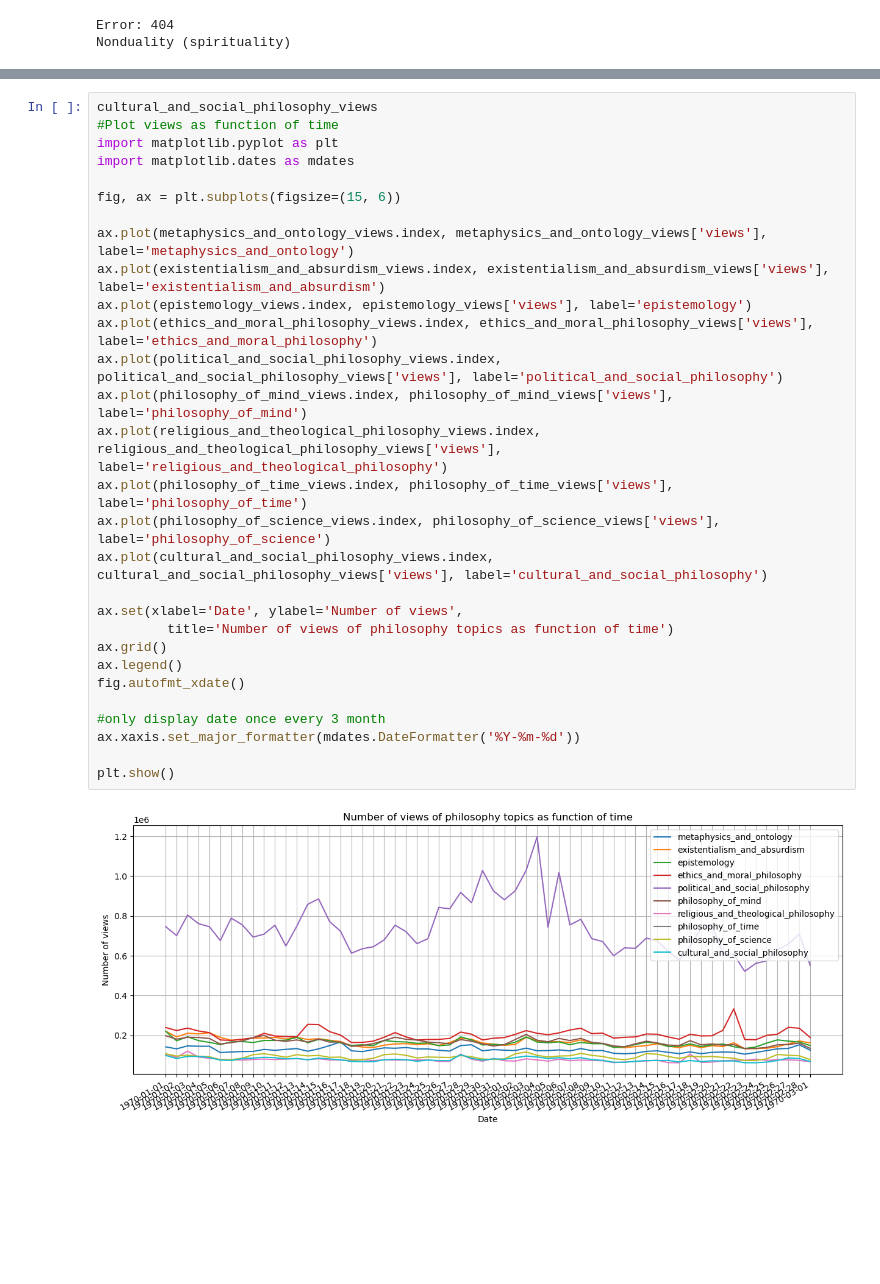
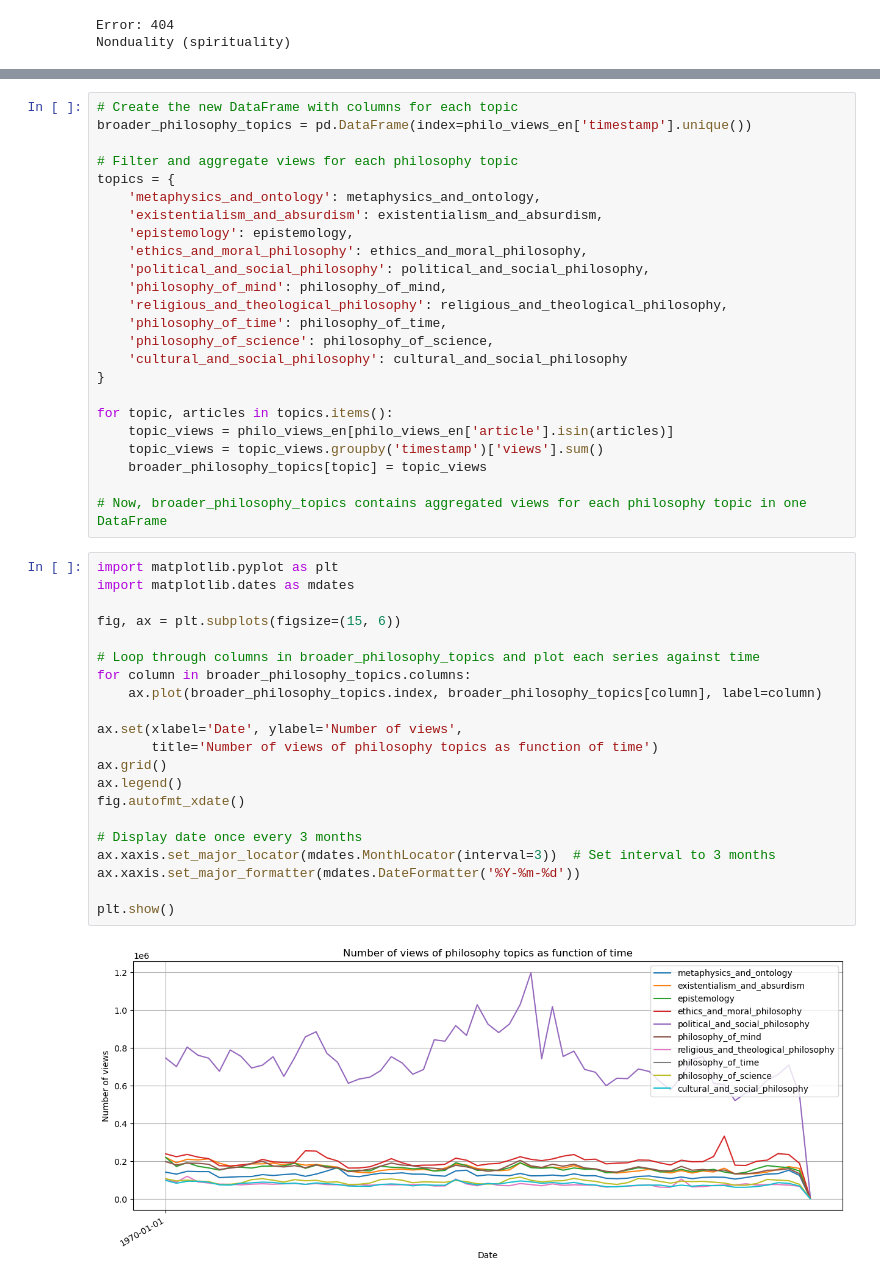
Before and after one commit to epfl-ada/ada-2023-project-mandarinecorp, a Jupyter notebook: Views.ipynb, the cells around one changed output, grey strips where cells are left out. Drawn from its saved outputs; the diff is of its cells as text; blank space fills up the shorter version.

```diff
--- a/Views.ipynb
+++ b/Views.ipynb
@@ -336,31 +370,47 @@ cultural_and_social_philosophy_views = cultural_and_social_philosophy_views.grou
+# %%
+# Create the new DataFrame with columns for each topic
+broader_philosophy_topics = pd.DataFrame(index=philo_views_en['timestamp'].unique())
+
+# Filter and aggregate views for each philosophy topic
+topics = {
+    'metaphysics_and_ontology': metaphysics_and_ontology,
+    'existentialism_and_absurdism': existentialism_and_absurdism,
+    'epistemology': epistemology,
+    'ethics_and_moral_philosophy': ethics_and_moral_philosophy,
+    'political_and_social_philosophy': political_and_social_philosophy,
+    'philosophy_of_mind': philosophy_of_mind,
+    'religious_and_theological_philosophy': religious_and_theological_philosophy,
+    'philosophy_of_time': philosophy_of_time,
+    'philosophy_of_science': philosophy_of_science,
+    'cultural_and_social_philosophy': cultural_and_social_philosophy
+}
+
+for topic, articles in topics.items():
+    topic_views = philo_views_en[philo_views_en['article'].isin(articles)]
+    topic_views = topic_views.groupby('timestamp')['views'].sum()
+    broader_philosophy_topics[topic] = topic_views
+
+# Now, broader_philosophy_topics contains aggregated views for each philosophy topic in one DataFrame
 # %%
-cultural_and_social_philosophy_views
-#Plot views as function of time
 import matplotlib.pyplot as plt
 import matplotlib.dates as mdates
 
 fig, ax = plt.subplots(figsize=(15, 6))
 
-ax.plot(metaphysics_and_ontology_views.index, metaphysics_and_ontology_views['views'], label='metaphysics_and_ontology')
-ax.plot(existentialism_and_absurdism_views.index, existentialism_and_absurdism_views['views'], label='existentialism_and_absurdism')
-ax.plot(epistemology_views.index, epistemology_views['views'], label='epistemology')
-ax.plot(ethics_and_moral_philosophy_views.index, ethics_and_moral_philosophy_views['views'], label='ethics_and_moral_philosophy')
-ax.plot(political_and_social_philosophy_views.index, political_and_social_philosophy_views['views'], label='political_and_social_philosophy')
-ax.plot(philosophy_of_mind_views.index, philosophy_of_mind_views['views'], label='philosophy_of_mind')
-ax.plot(religious_and_theological_philosophy_views.index, religious_and_theological_philosophy_views['views'], label='religious_and_theological_philosophy')
-ax.plot(philosophy_of_time_views.index, philosophy_of_time_views['views'], label='philosophy_of_time')
-ax.plot(philosophy_of_science_views.index, philosophy_of_science_views['views'], label='philosophy_of_science')
-ax.plot(cultural_and_social_philosophy_views.index, cultural_and_social_philosophy_views['views'], label='cultural_and_social_philosophy')
+# Loop through columns in broader_philosophy_topics and plot each series against time
+for column in broader_philosophy_topics.columns:
+    ax.plot(broader_philosophy_topics.index, broader_philosophy_topics[column], label=column)
 
 ax.set(xlabel='Date', ylabel='Number of views',
-         title='Number of views of philosophy topics as function of time')
+       title='Number of views of philosophy topics as function of time')
 ax.grid()
 ax.legend()
 fig.autofmt_xdate()
 
-#only display date once every 3 month
+# Display date once every 3 months
+ax.xaxis.set_major_locator(mdates.MonthLocator(interval=3))  # Set interval to 3 months
 ax.xaxis.set_major_formatter(mdates.DateFormatter('%Y-%m-%d'))
 
 plt.show()
 # %% [output]
-[figure, old version]
+[figure, new version]
```
Also changed, not shown: parts of 7 cells of this notebook.
